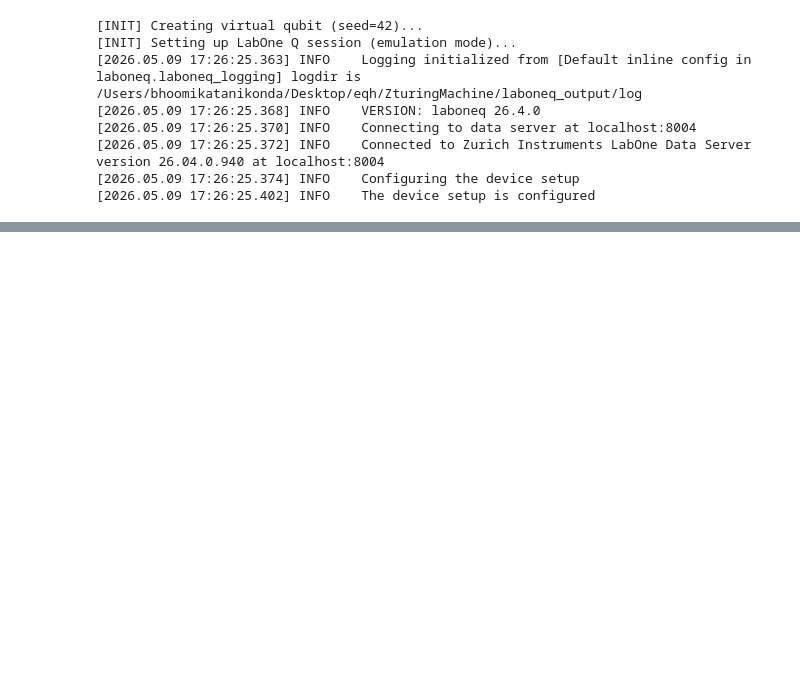
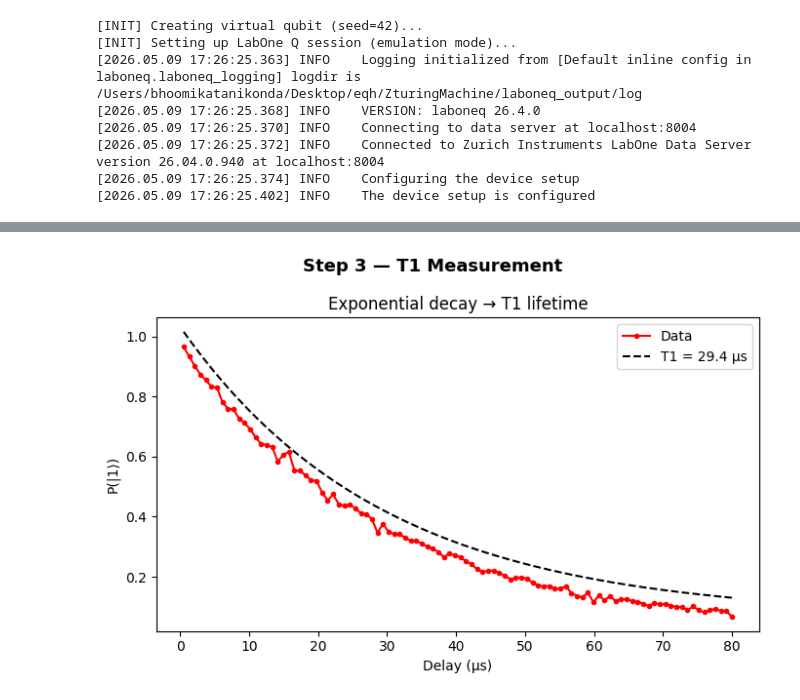
Before and after one commit to bhumikatanikonda/ZturingMachine, a Jupyter notebook: preparatory tasks.ipynb, the cells around one changed output, grey strips where cells are left out. Drawn from its saved outputs; the diff is of its cells as text; code cells hidden in the pictures; blank space fills up the shorter version.

```diff
--- a/preparatory tasks.ipynb
+++ b/preparatory tasks.ipynb
@@ -385,7 +385,7 @@ def measure_T1(
         P1.append(bits.mean())
 
     T1_fit = fit_T1(evolve_times, np.array(P1))
-    return T1_fit, P1
+    return evolve_times, P1, T1_fit, P1
 # %%
 def active_reset(
     virtual_qubit: VirtualQubit,
@@ -605,7 +584,7 @@ print(f"  → π/2-pulse amplitude:  amp_π₂ = {amp_pi2:.4f}")
 # --------------------------------------------------------
 print("\n[STEP 3] T1 Measurement")
 
-T1, P1 = measure_T1(
+evolve_times, P1, T1, P1 = measure_T1(
     virtual_qubit, session, device_setup, q0_loneq,
     drive_freq = f_q,
     amp_pi = amp_pi,
@@ -617,6 +596,21 @@ T1, P1 = measure_T1(
 
 
 print(f"  → T1 = {T1*1e6:.1f} µs")
+
+# plot
+fig, ax = plt.subplots(figsize=(7, 4.5))
+fig.suptitle("Step 3 — T1 Measurement", fontsize=13, fontweight="bold")
+ax.plot(evolve_times * 1e6, P1, "r.-", label="Data")
+t_fit = np.linspace(evolve_times[0], evolve_times[-1], 200)
+ax.plot(t_fit * 1e6, exponential_decay(t_fit, np.max(P1), T1, np.min(P1)),
+        "k--", label=f"T1 = {T1*1e6:.1f} µs")
+ax.set_xlabel("Delay (µs)")
+ax.set_ylabel("P(|1⟩)")
+ax.set_title("Exponential decay → T1 lifetime")
+ax.legend()
+plt.tight_layout()
+plt.savefig("step3_T1.png", dpi=150)
+plt.show()
 # %% [output]
 [STEP 3] T1 Measurement
   T1 measurement: 100 delay points up to 80 µs
@@ -638,3 +632,4 @@ print(f"  → T1 = {T1*1e6:.1f} µs")
+[figure, added]
 # %%
 # --------------------------------------------------------
 # STEP 5: Ramsey Interferometry
```
Also changed, not shown: parts of 8 cells of this notebook.
